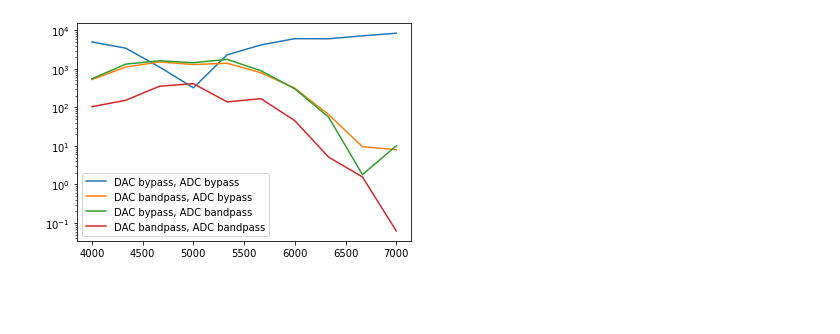
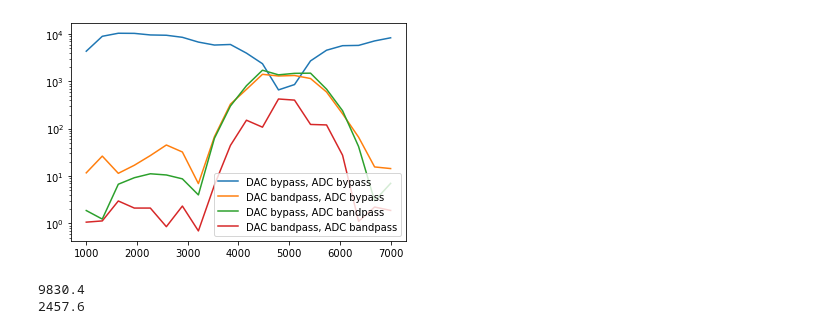
Before and after one commit to meeg/qick_demos_sho, a Jupyter notebook: rfboard/qick_rf216/test_firmware/demo_00_dacs_sho2.ipynb, the cells around one changed output. Drawn from its saved outputs; the diff is of its cells as text; code cells hidden in the pictures; blank space fills up the shorter version.

Commit message:
add some filter testing and stuff

```diff
--- a/rfboard/qick_rf216/test_firmware/demo_00_dacs_sho2.ipynb
+++ b/rfboard/qick_rf216/test_firmware/demo_00_dacs_sho2.ipynb
@@ -158,6 +74,6 @@ DAC 15 1
 # %%
-soc = RFBoardTestSoc('./test_rf216_v2-dc_tst_kt.bit', clk_output=None, no_tproc=True)
-for i, chain in enumerate(soc.adc_chains):
-    print("ADC", i, chain.read_filter(reg='CHIPTYPE',debug=False))
-for i, chain in enumerate(soc.dac_chains):
-    print("DAC", i, chain.read_filter(reg='CHIPTYPE',debug=False))
+# soc = RFBoardTestSoc('./test_rf216_v2-dc_tst_kt.bit', clk_output=None, no_tproc=True)
+# for i, chain in enumerate(soc.adc_chains):
+#     print("ADC", i, chain.read_filter(reg='CHIPTYPE',debug=False))
+# for i, chain in enumerate(soc.dac_chains):
+#     print("DAC", i, chain.read_filter(reg='CHIPTYPE',debug=False))
@@ -182,6 +80,6 @@ DAC 15 1
 # %%
-soc = RFQickSoc216V1('/home/xilinx/jupyter_notebooks/fw/qick_rf216/qick_rf216_v2.bit', clk_output=None)
-for i, chain in enumerate(soc.adc_chains):
-    print("ADC", i, chain.read_filter(reg='CHIPTYPE',debug=False))
-for i, chain in enumerate(soc.dac_chains):
-    print("DAC", i, chain.read_filter(reg='CHIPTYPE',debug=False))
+# soc = RFQickSoc216V1('/home/xilinx/jupyter_notebooks/fw/qick_rf216/qick_rf216_v2.bit', clk_output=None)
+# for i, chain in enumerate(soc.adc_chains):
+#     print("ADC", i, chain.read_filter(reg='CHIPTYPE',debug=False))
+# for i, chain in enumerate(soc.dac_chains):
+#     print("DAC", i, chain.read_filter(reg='CHIPTYPE',debug=False))
@@ -206,6 +86,6 @@ DAC 15 255
 # %%
-soc = RFQickSoc216V1('/home/xilinx/jupyter_notebooks/fw/2024-08-23_216_tprocv2r20_rfb/qick_216_rfb.bit', clk_output=None)
-for i, chain in enumerate(soc.adc_chains):
-    print("ADC", i, chain.read_filter(reg='CHIPTYPE',debug=False))
-for i, chain in enumerate(soc.dac_chains):
-    print("DAC", i, chain.read_filter(reg='CHIPTYPE',debug=False))
+# soc = RFQickSoc216V1('/home/xilinx/jupyter_notebooks/fw/2024-08-23_216_tprocv2r20_rfb/qick_216_rfb.bit', clk_output=None)
+# for i, chain in enumerate(soc.adc_chains):
+#     print("ADC", i, chain.read_filter(reg='CHIPTYPE',debug=False))
+# for i, chain in enumerate(soc.dac_chains):
+#     print("DAC", i, chain.read_filter(reg='CHIPTYPE',debug=False))
@@ -230,6 +92,6 @@ DAC 15 255
 # %%
-soc = RFQickSoc216V1('/home/xilinx/jupyter_notebooks/fw/2024-08-23_216_tprocv2r20_rfb-spifix/qick_216_rfb.bit', clk_output=None)
-for i, chain in enumerate(soc.adc_chains):
-    print("ADC", i, chain.read_filter(reg='CHIPTYPE',debug=False))
-for i, chain in enumerate(soc.dac_chains):
-    print("DAC", i, chain.read_filter(reg='CHIPTYPE',debug=False))
+# soc = RFQickSoc216V1('/home/xilinx/jupyter_notebooks/fw/2024-08-23_216_tprocv2r20_rfb-spifix/qick_216_rfb.bit', clk_output=None)
+# for i, chain in enumerate(soc.adc_chains):
+#     print("ADC", i, chain.read_filter(reg='CHIPTYPE',debug=False))
+# for i, chain in enumerate(soc.dac_chains):
+#     print("DAC", i, chain.read_filter(reg='CHIPTYPE',debug=False))
@@ -389,33 +198,39 @@ bw = 1.0
 
 # # Set Filter.
 # fc = freq/1000
 # bw = 1.0
 # soc.adc_chains[adc_channel].set_filter(fc=fc, bw=bw, ftype='bandpass',debug=False)
 # # soc.adc_chains[adc_channel].set_filter(fc=2.051, bw=bw, ftype='lowpass',debug=False)
 # # soc.adc_chains[adc_channel].set_filter(fc=fc, bw=bw, ftype='bypass',debug=False)
 
 fs = soc.buffer.fs
-freqs = np.linspace(4000, 7000, 10)
+freqs = np.linspace(1000, 7000, 20)
 
 
 for filtmode in [('bypass','bypass'), ('bandpass','bypass'), ('bypass','bandpass'), ('bandpass','bandpass')]:
     soc.dac_chains[dac_channel].set_filter(fc=fc, bw=bw, ftype=filtmode[0],debug=False)
     soc.adc_chains[adc_channel].set_filter(fc=fc, bw=bw, ftype=filtmode[1],debug=False)
 
     powers = []
-    for i,f_tone in enumerate(freqs):
+    for i,f_tone in enumerate(tqdm(freqs)):
         # Set output tone.
         soc.generator.set(f=f_tone, g=0.99, ch=dac_channel)
 
         # Get data.
         x = soc.buffer.get_data(ch=adc_channel)
 
         rounded_freq = np.round(f_tone/soc.generator.ctrl.df)*soc.generator.ctrl.df
         demod = np.exp(1j*2*np.pi*np.arange(len(x))*rounded_freq/fs)*x
         powers.append(np.abs(demod.mean()))
 
     plt.semilogy(freqs,powers, label="DAC %s, ADC %s"%(filtmode[0], filtmode[1]))
 
 plt.legend();
 # %% [output]
-[figure, old version]
+[figure, new version]
+# %%
+print(soc.generator.ctrl.fs)
+print(soc.buffer.fs)
+# %% [output]
+9830.4
+2457.6
```
Also changed, not shown: parts of 14 cells of this notebook, 1 other file.
